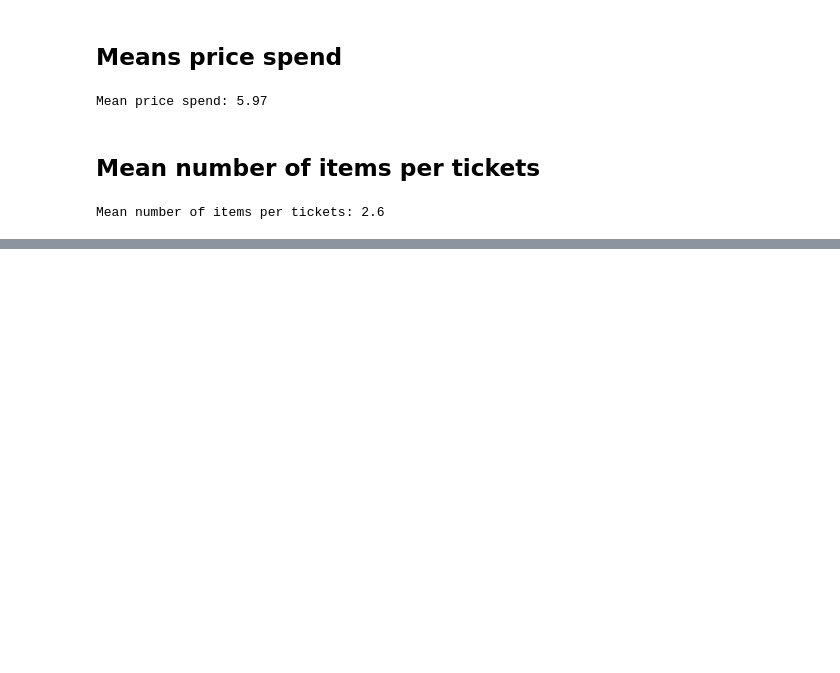
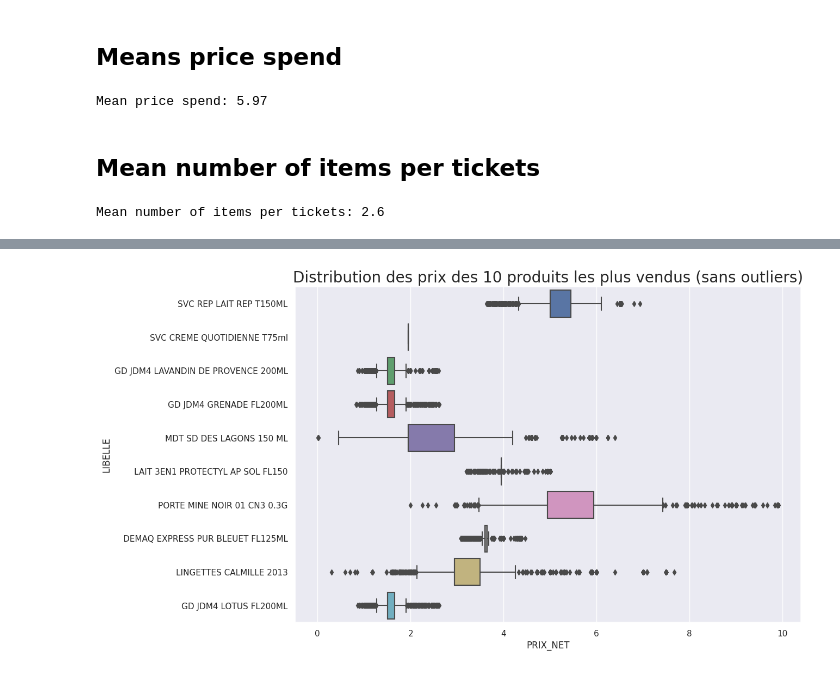
Before and after one commit to alexandre-pinon/recommender, a Jupyter notebook: data_csv_treatment.ipynb, the cells around one changed output, grey strips where cells are left out. Cells and saved outputs as stored; diff of their text form; code cells hidden in the pictures; blank space fills up the shorter version.

```diff
--- a/data_csv_treatment.ipynb
+++ b/data_csv_treatment.ipynb
@@ -343,0 +361,36 @@ Mean number of items per tickets: 2.6
+# %%
+def replace_outliers(df, col, scale=1.5):
+    q1 = df[col].quantile(0.25)
+    q3 = df[col].quantile(0.75)
+    iqr = q3 - q1
+    lower_bound = q1 - scale * iqr
+    upper_bound = q3 + scale * iqr
+
+    df.loc[df[col] < lower_bound, col] = df[col].median()
+    df.loc[df[col] > upper_bound, col] = df[col].median()
+
+    return df
+# %%
+def replace_outliers_by_libelle(df, col, scale=1.5):
+    df = df.copy()
+    for l in df['LIBELLE'].unique():
+        df.loc[df['LIBELLE'] == l,
+               col] = replace_outliers(df[df['LIBELLE'] == l], col, scale)[col]
+
+    return df
+# %%
+filtered_data = replace_outliers_by_libelle(data, 'PRIX_NET', 1.5)
+# %%
+fig, ax = plt.subplots(figsize=(12, 8))
+sns.boxplot(data=filtered_data[filtered_data['LIBELLE'].isin(
+    filtered_data['LIBELLE'].value_counts().index[:10])],
+            x="PRIX_NET",
+            y="LIBELLE",
+            ax=ax,
+            orient="h")
+ax.set_title(
+    'Distribution des prix des 10 produits les plus vendus (sans outliers)',
+    fontsize=20)
+fig.savefig('graphs/price_distribution_filtered.png', bbox_inches='tight')
+# %% [output]
+[figure, added]
```
Also changed, not shown: parts of 5 cells of this notebook, 2 other files.
